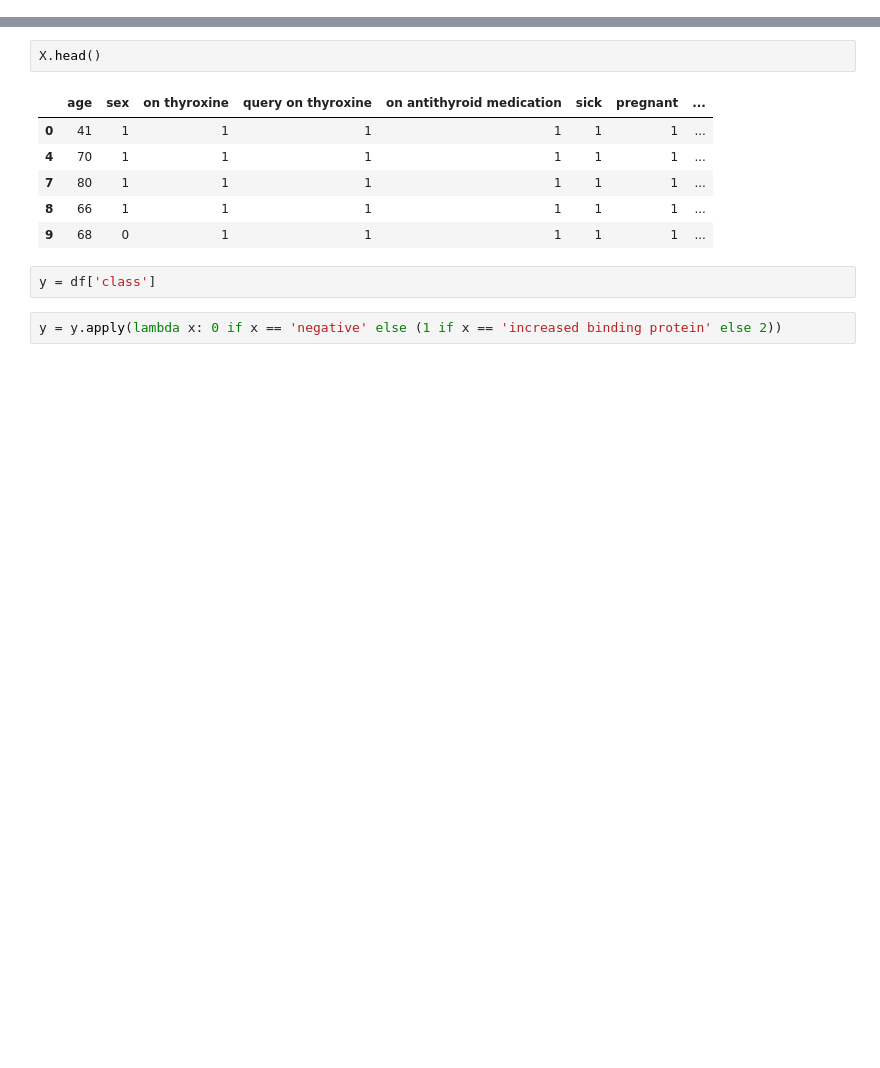
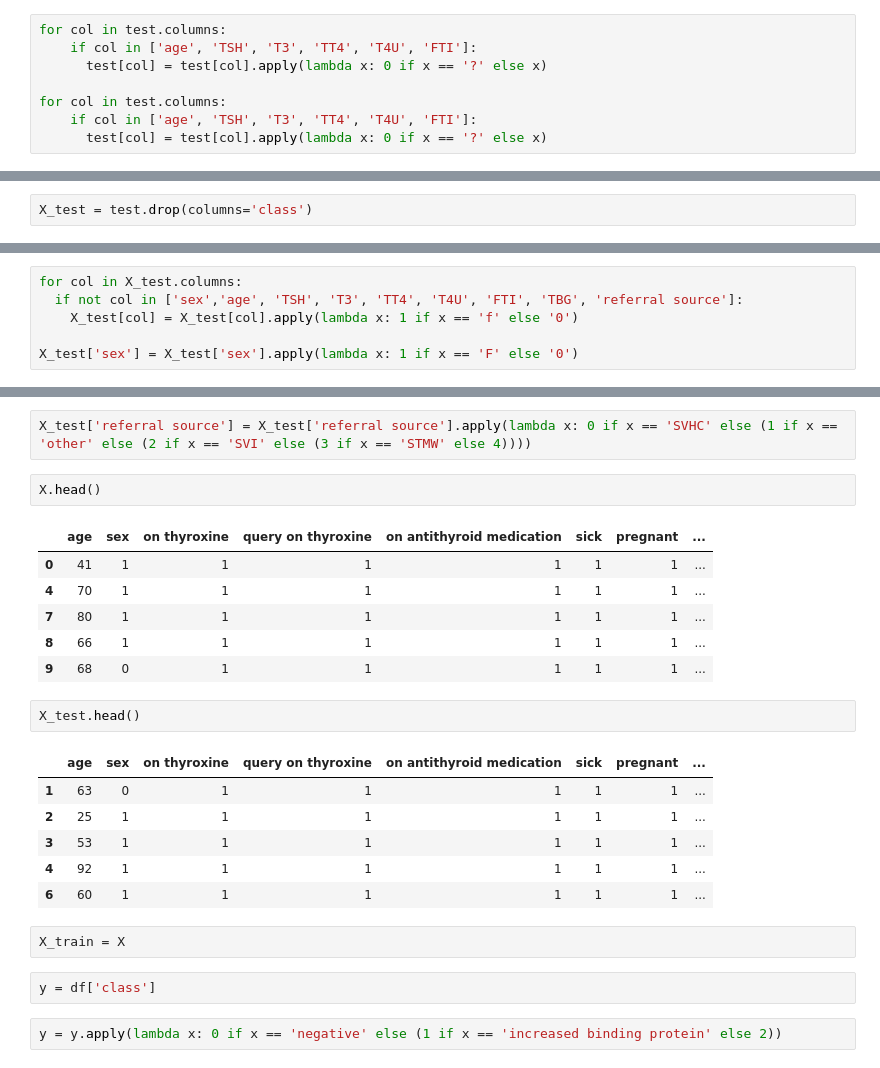
Before and after one commit to makfordead/idm-data-project, a Jupyter notebook: code.ipynb, the cells around one changed output, grey strips where cells are left out. Saved outputs shown, nothing was run; the diff lists cells and outputs as text; blank space fills up the shorter version.

```diff
--- a/code.ipynb
+++ b/code.ipynb
@@ -178,5 +225,15 @@ for col in df.columns:
+# %%
+for col in test.columns:
+    if col in ['age', 'TSH', 'T3', 'TT4', 'T4U', 'FTI']:
+      test[col] = test[col].apply(lambda x: 0 if x == '?' else x)
+
+for col in test.columns:
+    if col in ['age', 'TSH', 'T3', 'TT4', 'T4U', 'FTI']:
+      test[col] = test[col].apply(lambda x: 0 if x == '?' else x)
 # %%
 X = df.drop(columns='class')
+# %%
+X_test = test.drop(columns='class')
 # %%
 X.head()
 # %% [output]
@@ -198,3 +255,9 @@ X['referral source'].unique()
 array(['SVHC', 'SVI', 'other', 'SVHD', 'STMW'], dtype=object)
 # %%
 X['referral source'] = X['referral source'].apply(lambda x: 0 if x == 'SVHC' else (1 if x == 'other' else (2 if x == 'SVI' else (3 if x == 'STMW' else 4))))
+# %%
+for col in X_test.columns:
+  if not col in ['sex','age', 'TSH', 'T3', 'TT4', 'T4U', 'FTI', 'TBG', 'referral source']:
+    X_test[col] = X_test[col].apply(lambda x: 1 if x == 'f' else '0')
+
+X_test['sex'] = X_test['sex'].apply(lambda x: 1 if x == 'F' else '0')
@@ -201,3 +268,5 @@ X['referral source'] = X['referral source'].apply(lambda x: 0 if x == 'SVHC' els
+# %%
+X_test['referral source'] = X_test['referral source'].apply(lambda x: 0 if x == 'SVHC' else (1 if x == 'other' else (2 if x == 'SVI' else (3 if x == 'STMW' else 4))))
 # %%
 X.head()
 # %% [output]
@@ -207,6 +276,17 @@ X.head()
 | 7 | 80 | 1 | 1 | 1 | 1 | 1 | 1 | ... |
 | 8 | 66 | 1 | 1 | 1 | 1 | 1 | 1 | ... |
 | 9 | 68 | 0 | 1 | 1 | 1 | 1 | 1 | ... |
+# %%
+X_test.head()
+# %% [output]
+|  | age | sex | on thyroxine | query on thyroxine | on antithyroid medication | sick | pregnant | ... |
+| 1 | 63 | 0 | 1 | 1 | 1 | 1 | 1 | ... |
+| 2 | 25 | 1 | 1 | 1 | 1 | 1 | 1 | ... |
+| 3 | 53 | 1 | 1 | 1 | 1 | 1 | 1 | ... |
+| 4 | 92 | 1 | 1 | 1 | 1 | 1 | 1 | ... |
+| 6 | 60 | 1 | 1 | 1 | 1 | 1 | 1 | ... |
+# %%
+X_train = X
 # %%
 y = df['class']
 # %%
```
Also changed, not shown: parts of 55 cells of this notebook.
